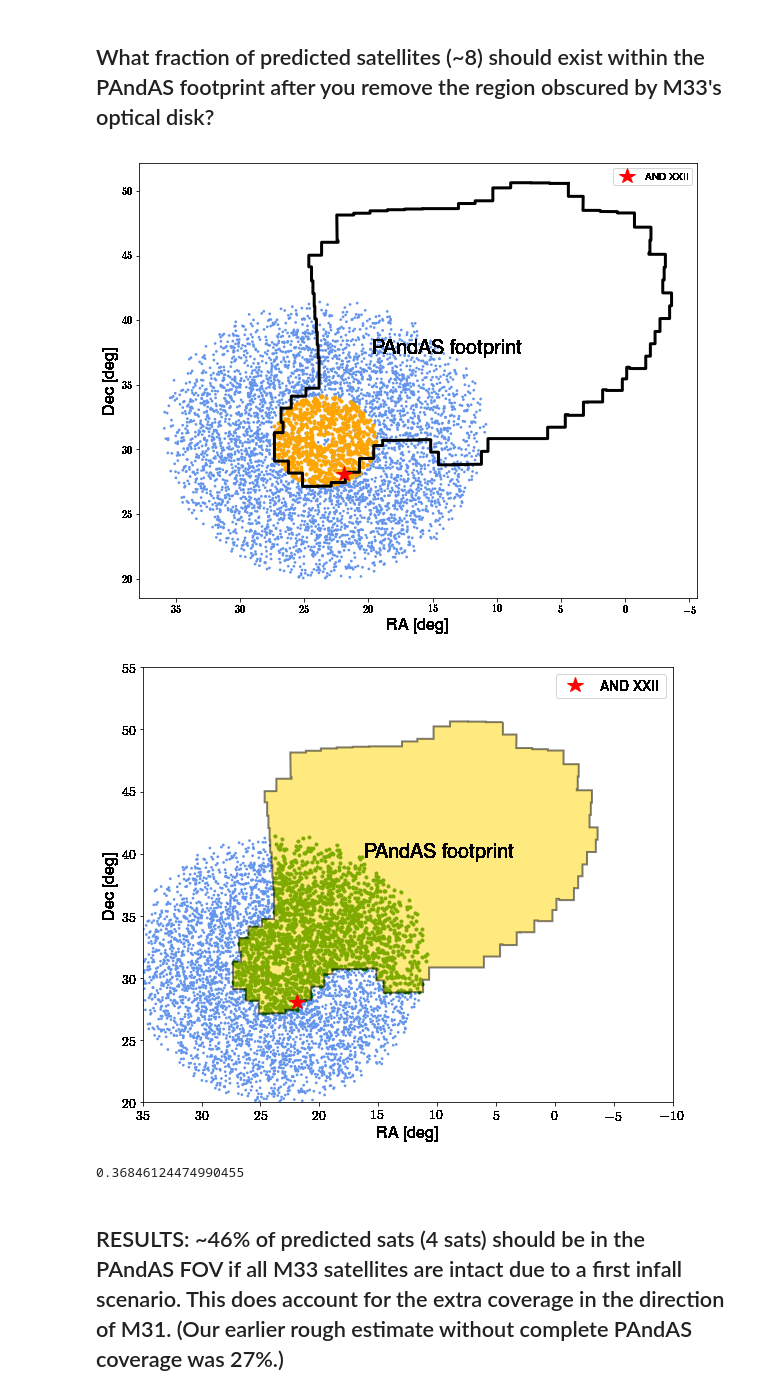
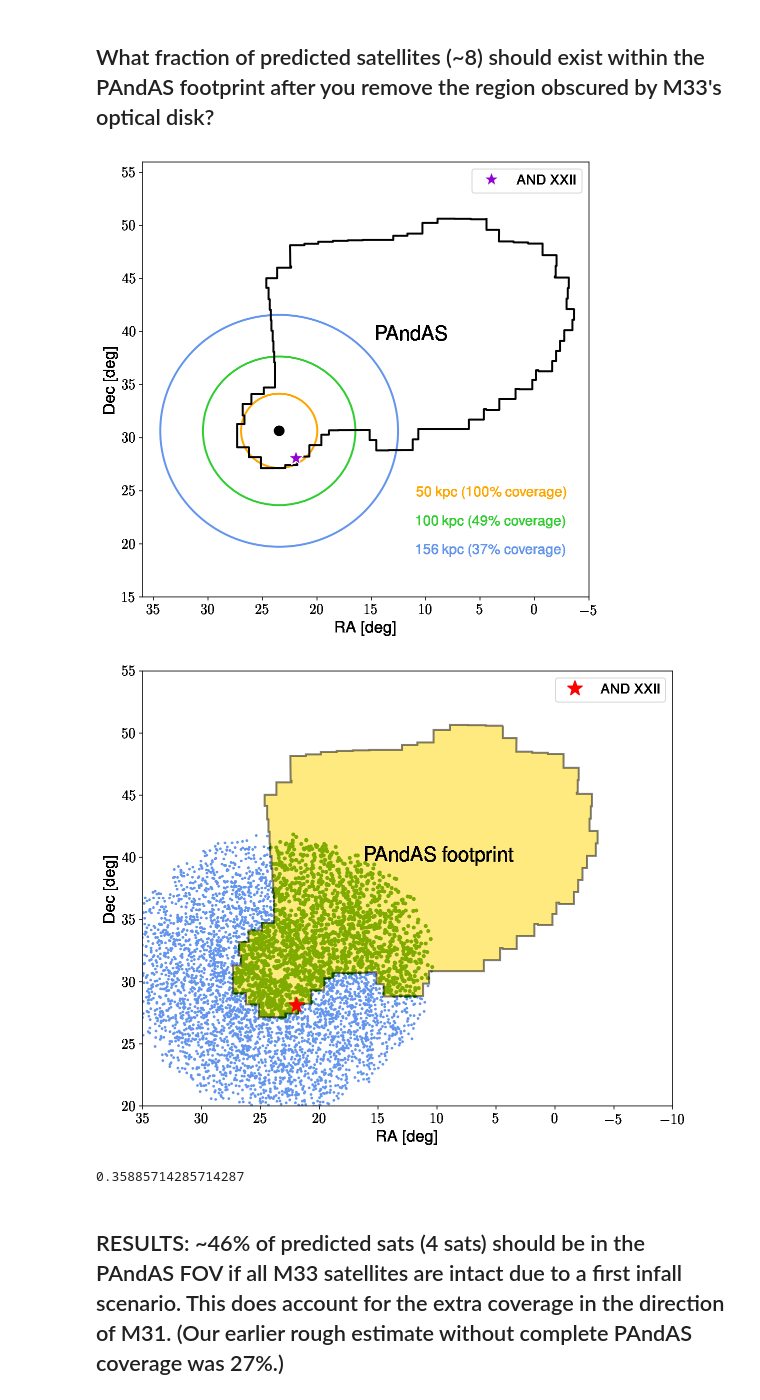
Before and after one commit to ekta1224/pspM31_hack, a Jupyter notebook: M33 volume coverage.ipynb, the cells around one changed output. Drawn from its saved outputs; the diff is of its cells as text; code cells hidden in the pictures.

Commit message:
remaking the footprint figure with three circles instead of points

```diff
--- a/M33 volume coverage.ipynb
+++ b/M33 volume coverage.ipynb
@@ -11,7 +12,7 @@ from matplotlib import pyplot as plt
 # PART 1: Using the subhalo abundance functions from Dooley et al. (2016), the predicted number of satellites $M_* > 3\times10^4 M_{\odot}$ around M33 ($M_{*} = 3 \times 10^9 M_{\odot}$) is ~8.
 # %%
 n = 10000
-rvir = 150.
+rvir = 156.
 x, y, z = (np.random.rand(3, n)*2-1)* rvir * u.kpc
 cr = CartesianRepresentation(x, y, z)
 cr = cr[cr.represent_as(SphericalRepresentation).distance<rvir*u.kpc]
@@ -34,27 +35,44 @@ sr = cr.represent_as(SphericalRepresentation)
 # %%
 fieldcen = m33
 infield1 = fieldcen.separation(SkyCoord(sr)) < 3.5*u.deg #PAndAS radius around M33
 infield2 = fieldcen.separation(SkyCoord(sr)) > 0.45*u.deg # 3x optical disk scale length
 infield = infield1 & infield2
 
-fig = plt.figure(figsize=(10,8))
+fig = plt.figure(figsize=(8,8))
+ax = plt.subplot(111)
 x = sr.lon.wrap_at(180*u.deg).deg
 y = sr.lat.deg
-plt.scatter(x, y, marker='.', edgecolor='None', color='cornflowerblue', s=30)
-plt.scatter(x[infield], y[infield], marker='.', color='orange')
+#plt.scatter(x, y, marker='.', edgecolor='None', color='cornflowerblue', s=30)
+#plt.scatter(x[infield], y[infield], marker='.', color='orange')
 plt.xlabel('RA [deg]', fontsize=16)
 plt.ylabel('Dec [deg]', fontsize=16)
 and22 = SkyCoord('01h27m40.0s','28d05m25s', unit='deg')
-plt.plot(and22.ra.deg, and22.dec.deg, 'r*', ms=16, label='AND XXII', zorder=5)
-plt.legend(numpoints=1)
+m33 = SkyCoord('01h33m50.0s','30d39m37s', unit='deg')
+#plt.plot(m33.ra.deg, m33.dec.deg, 'ko', ms=16, zorder=5)
+plt.plot(and22.ra.deg, and22.dec.deg, '*', color='darkviolet' ,mec='white',ms=16, label='AND XXII', zorder=5)
+
 
 d = np.loadtxt('corners_PAndAS11.txt')
 ra = d[:,0]
 dec = d[:,1]
-plt.plot(ra, dec, lw=3, color='k')
+plt.plot(ra, dec, lw=2, color='k')
 plt.xlim(*plt.xlim()[::-1])
-plt.figtext(0.45, 0.55, 'PAndAS footprint', fontsize=20, color='k')#, xy=(10,40), xytext='None', coords='data')
+plt.figtext(0.53, 0.57, 'PAndAS', fontsize=20, color='k')
 matplotlib.rcParams['font.size'] = 14
-plt.savefig('M33_PAndAS_sat_estimate_prelim.png')
+circle= plt.Circle((m33.ra.deg, m33.dec.deg), 3.5, fill=False, color='orange', lw=2, label='50 kpc')
+circle2 = plt.Circle((m33.ra.deg, m33.dec.deg), 3.5*rvir/50., fill=False, color='cornflowerblue', lw=2)
+circle3 = plt.Circle((m33.ra.deg, m33.dec.deg), 3.5*100./50., fill=False, color='limegreen', lw=2)
+ax.add_artist(circle)
+ax.add_artist(circle2)
+ax.add_artist(circle3)
+circle4 = plt.Circle((m33.ra.deg, m33.dec.deg), 0.45,  color='k')
+ax.add_artist(circle4)
+plt.xlim(36,-5)
+plt.ylim(15,56)
+plt.legend(numpoints=1)
+plt.figtext(0.6, 0.3, '50 kpc (100\% coverage)', color='orange')
+plt.figtext(0.6, 0.25, '100 kpc (49\% coverage)', color='limegreen')
+plt.figtext(0.6, 0.2, '156 kpc (37\% coverage)', color='cornflowerblue')
+plt.savefig('M33_PAndAS_sat_estimate_prelim.pdf')
 # %% [output]
-[figure, old version]
+[figure, new version]
@@ -96,11 +103,13 @@ plt.scatter(x[infield & infield2], y[infield & infield2], marker='.', color='gre
 plt.savefig('M33_PAndAS_sat_estimate.png')
 #print fieldcen.separation(SkyCoord(sr))*u.deg
 # %% [output]
-[figure, old version]
+[figure, new version]
-# %%
-np.sum(infield) / float(len(infield))
-# %% [output]
-0.36846124474990455
+# %%
+#fraction of Pandas footprint contained in spherical rvir (156 kpc) = 37%
+#fraction of Pandas footprint contained in spherical rvir (100 kpc) = 49%
+np.sum(infield) / float(len(infield))
+# %% [output]
+0.35885714285714287
 # %% [markdown]
 ## RESULTS: ~46% of predicted sats (4 sats) should be in the PAndAS FOV if all M33 satellites are intact due to a first infall scenario. This does account for the extra coverage in the direction of M31. (Our earlier rough estimate without complete PAndAS coverage was 27%.)
 # %%
```
Also changed, not shown: parts of 4 cells of this notebook.
